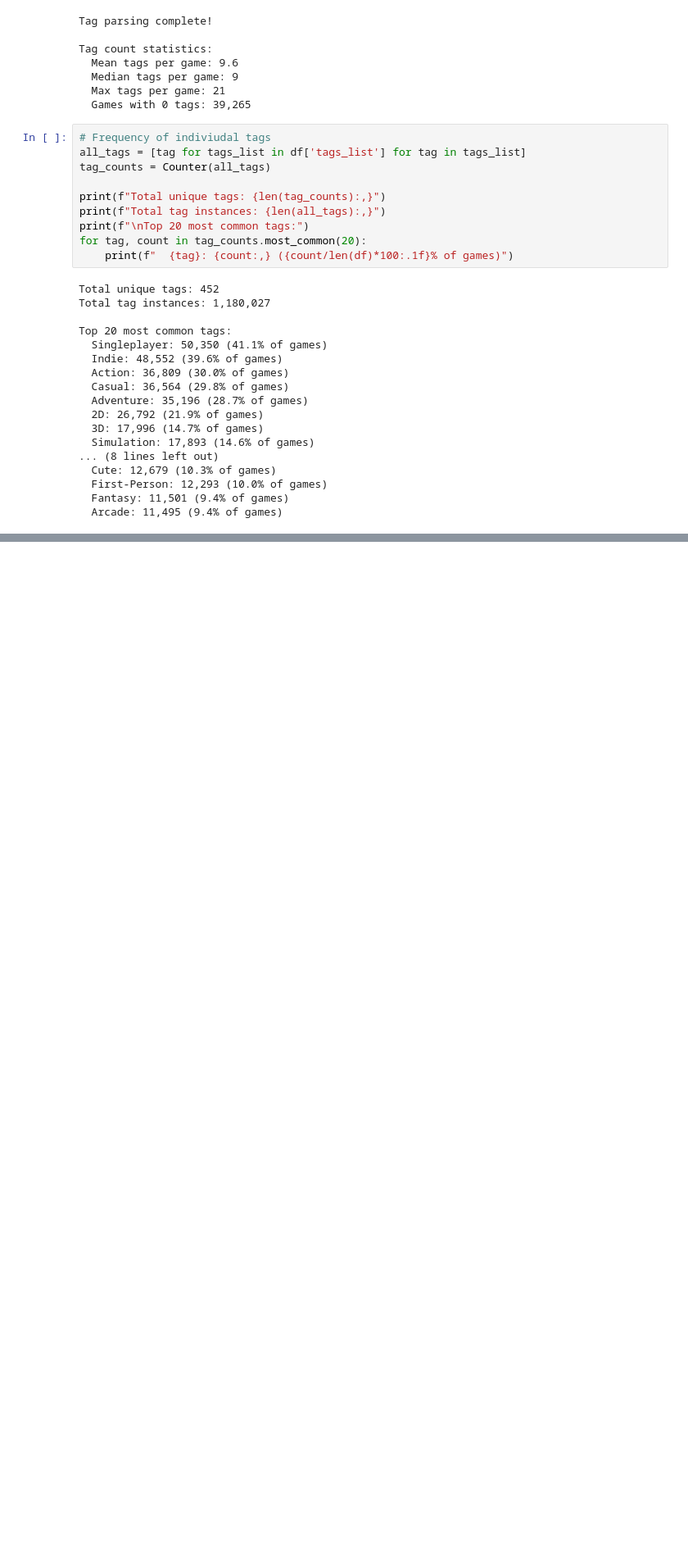
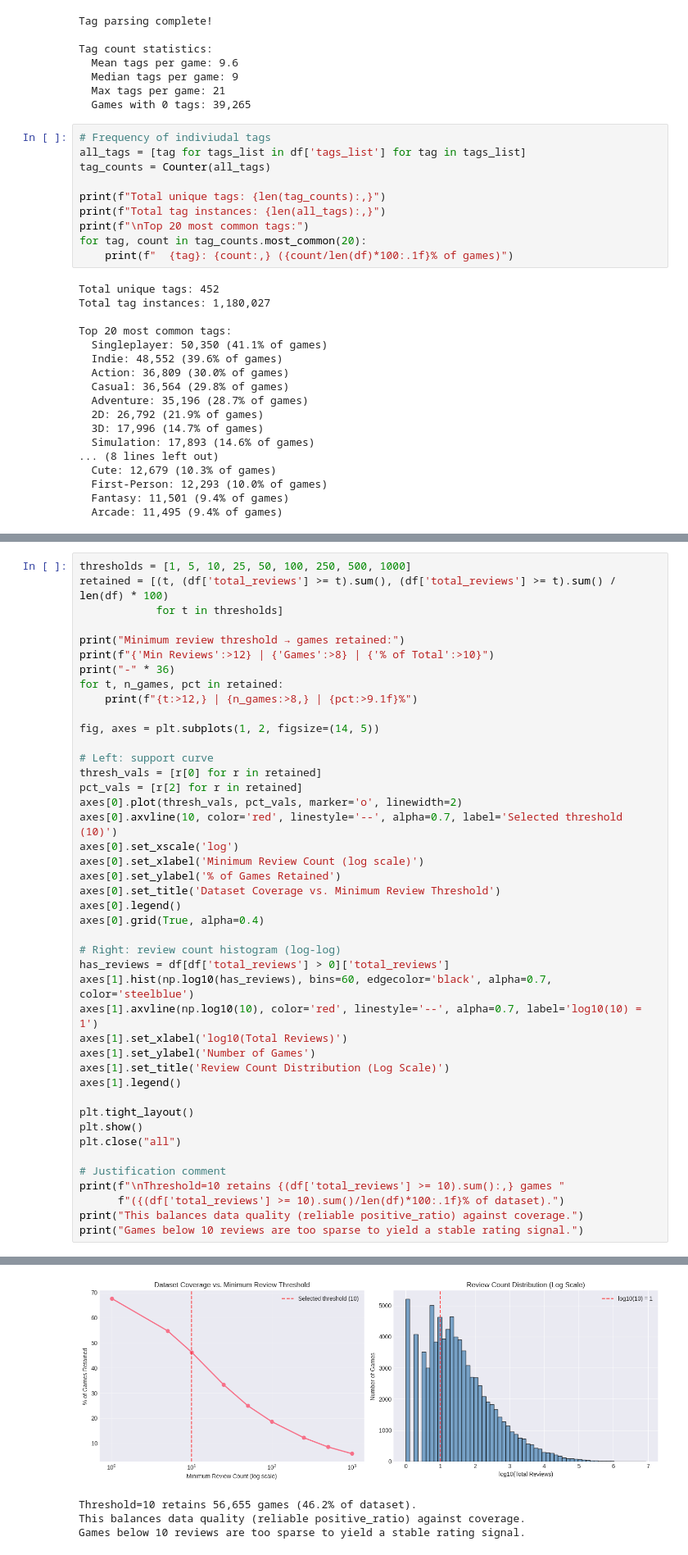
Before and after one commit to Ty700/SteamDB-Data-Mining, a Jupyter notebook: SteamDBMining.ipynb, the cells around one changed output, grey strips where cells are left out. Shown at 82% size. Saved outputs shown, nothing was run; the diff lists cells and outputs as text; blank space fills up the shorter version.

```diff
--- a/SteamDBMining.ipynb
+++ b/SteamDBMining.ipynb
@@ -983,0 +1219,44 @@ This dual approach provides both **explanation** and **prediction**, making it i
+# %%
+thresholds = [1, 5, 10, 25, 50, 100, 250, 500, 1000]
+retained = [(t, (df['total_reviews'] >= t).sum(), (df['total_reviews'] >= t).sum() / len(df) * 100)
+            for t in thresholds]
+
+print("Minimum review threshold → games retained:")
+print(f"{'Min Reviews':>12} | {'Games':>8} | {'% of Total':>10}")
+print("-" * 36)
+for t, n_games, pct in retained:
+    print(f"{t:>12,} | {n_games:>8,} | {pct:>9.1f}%")
+
+fig, axes = plt.subplots(1, 2, figsize=(14, 5))
+
+# Left: support curve
+thresh_vals = [r[0] for r in retained]
+pct_vals = [r[2] for r in retained]
+axes[0].plot(thresh_vals, pct_vals, marker='o', linewidth=2)
+axes[0].axvline(10, color='red', linestyle='--', alpha=0.7, label='Selected threshold (10)')
+axes[0].set_xscale('log')
+axes[0].set_xlabel('Minimum Review Count (log scale)')
+axes[0].set_ylabel('% of Games Retained')
+axes[0].set_title('Dataset Coverage vs. Minimum Review Threshold')
+axes[0].legend()
+axes[0].grid(True, alpha=0.4)
+
+# Right: review count histogram (log-log)
+has_reviews = df[df['total_reviews'] > 0]['total_reviews']
+axes[1].hist(np.log10(has_reviews), bins=60, edgecolor='black', alpha=0.7, color='steelblue')
+axes[1].axvline(np.log10(10), color='red', linestyle='--', alpha=0.7, label='log10(10) = 1')
+axes[1].set_xlabel('log10(Total Reviews)')
+axes[1].set_ylabel('Number of Games')
+axes[1].set_title('Review Count Distribution (Log Scale)')
+axes[1].legend()
+
+plt.tight_layout()
+plt.show()
+plt.close("all")
+
+# Justification comment
+print(f"\nThreshold=10 retains {(df['total_reviews'] >= 10).sum():,} games "
+      f"({(df['total_reviews'] >= 10).sum()/len(df)*100:.1f}% of dataset).")
+print("This balances data quality (reliable positive_ratio) against coverage.")
+print("Games below 10 reviews are too sparse to yield a stable rating signal.")
+# %% [output]
@@ -983,0 +1275,4 @@ This dual approach provides both **explanation** and **prediction**, making it i
+[figure, added]
+Threshold=10 retains 56,655 games (46.2% of dataset).
+This balances data quality (reliable positive_ratio) against coverage.
+Games below 10 reviews are too sparse to yield a stable rating signal.
```
Also changed, not shown: parts of 68 cells of this notebook.
